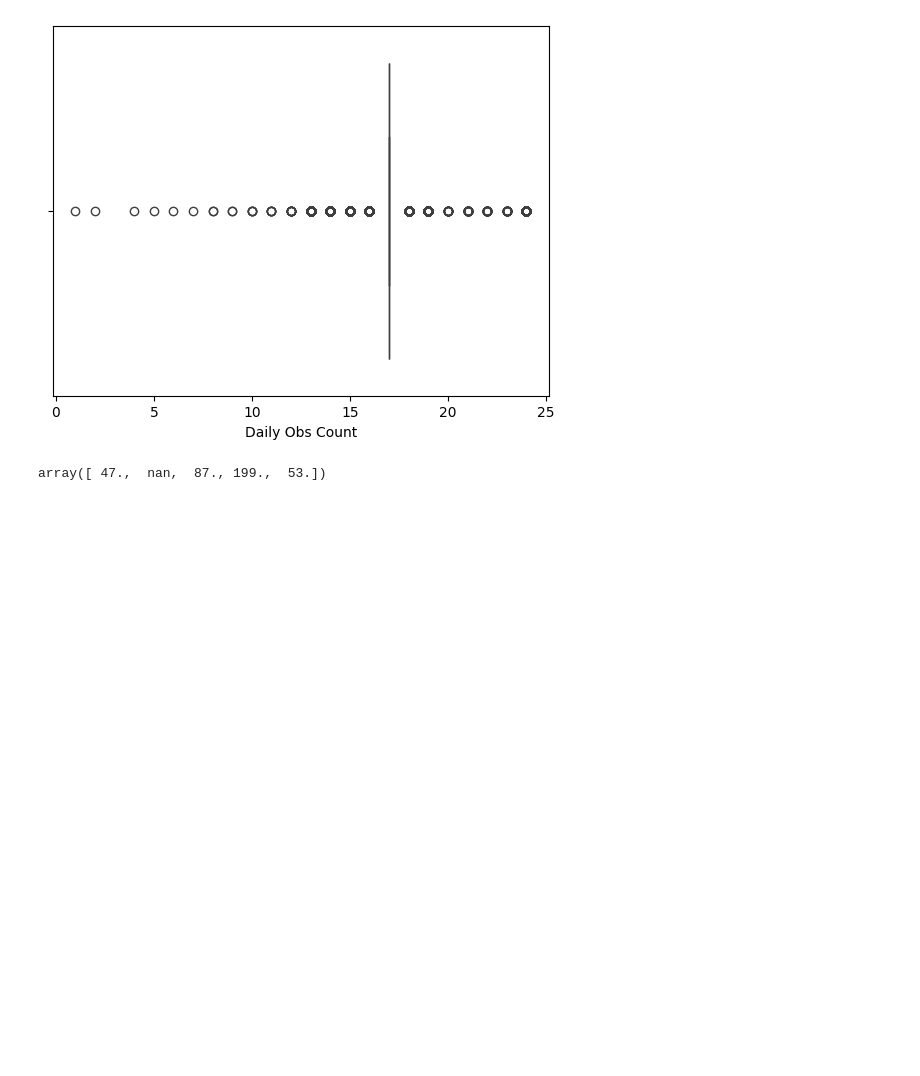
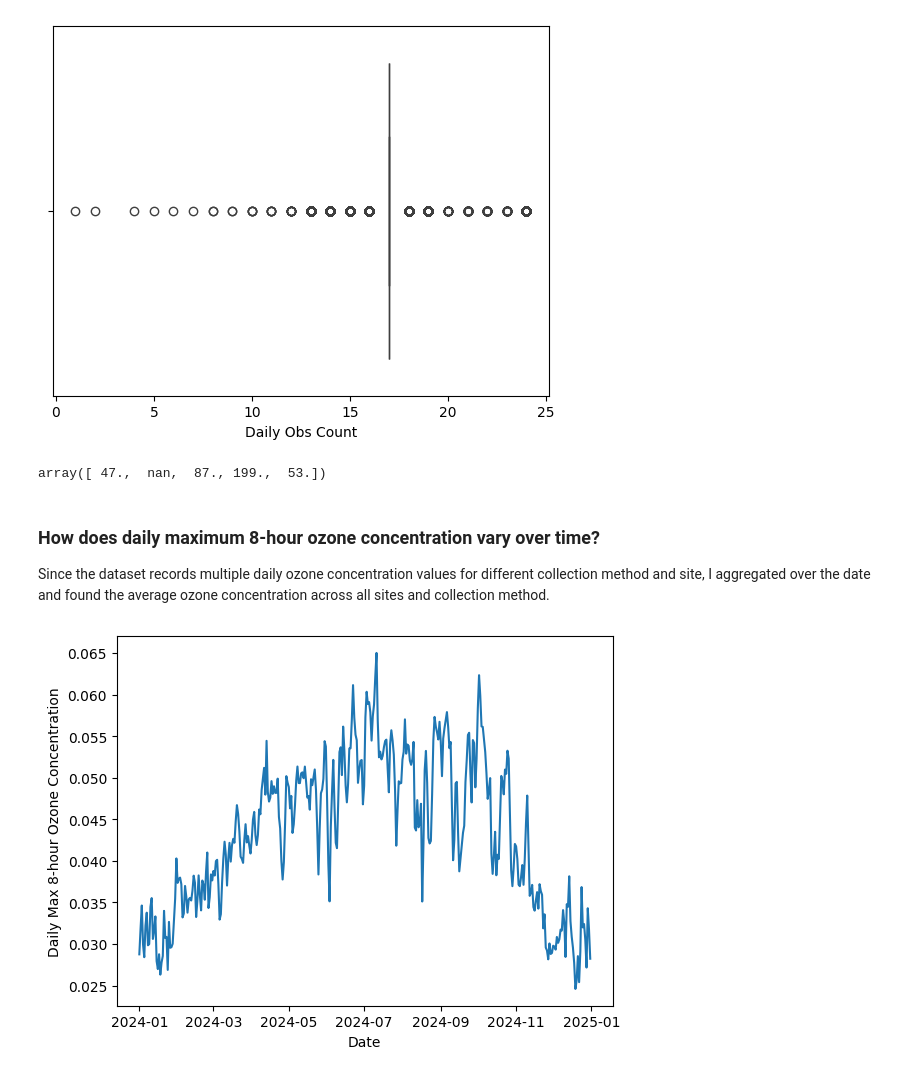
Before and after one commit to imanadeko/Analyzing-Ozone-Pollution-Trends-Across-California, a Jupyter notebook: notebook.ipynb, the cells around one changed output. Drawn from its saved outputs; the diff is of its cells as text; code cells hidden in the pictures; blank space fills up the shorter version.

```diff
--- a/notebook.ipynb
+++ b/notebook.ipynb
@@ -128,3 +135,19 @@ df['County'] = df['County'].str.replace('SF', 'San Francisco')
 df['Method Code'].unique()
 # %% [output]
 array([ 47.,  nan,  87., 199.,  53.])
+# %% [markdown]
+### How does daily maximum 8-hour ozone concentration vary over time?
+
+Since the dataset records multiple daily ozone concentration values for different collection method and site, I aggregated over the date and found the average ozone concentration across all sites and collection method.
+# %%
+# Grouping ozone conc. readings by day and finding the average and resetting the index
+daily_ozone = df.groupby('Date')['Daily Max 8-hour Ozone Concentration'].mean().reset_index()
+daily_ozone.head()
+
+
+# Plot average ozone reading over time
+sns.lineplot(x='Date',
+             y='Daily Max 8-hour Ozone Concentration',
+             data=daily_ozone);
+# %% [output]
+[figure, added]
```
Also changed, not shown: parts of 12 cells of this notebook.
